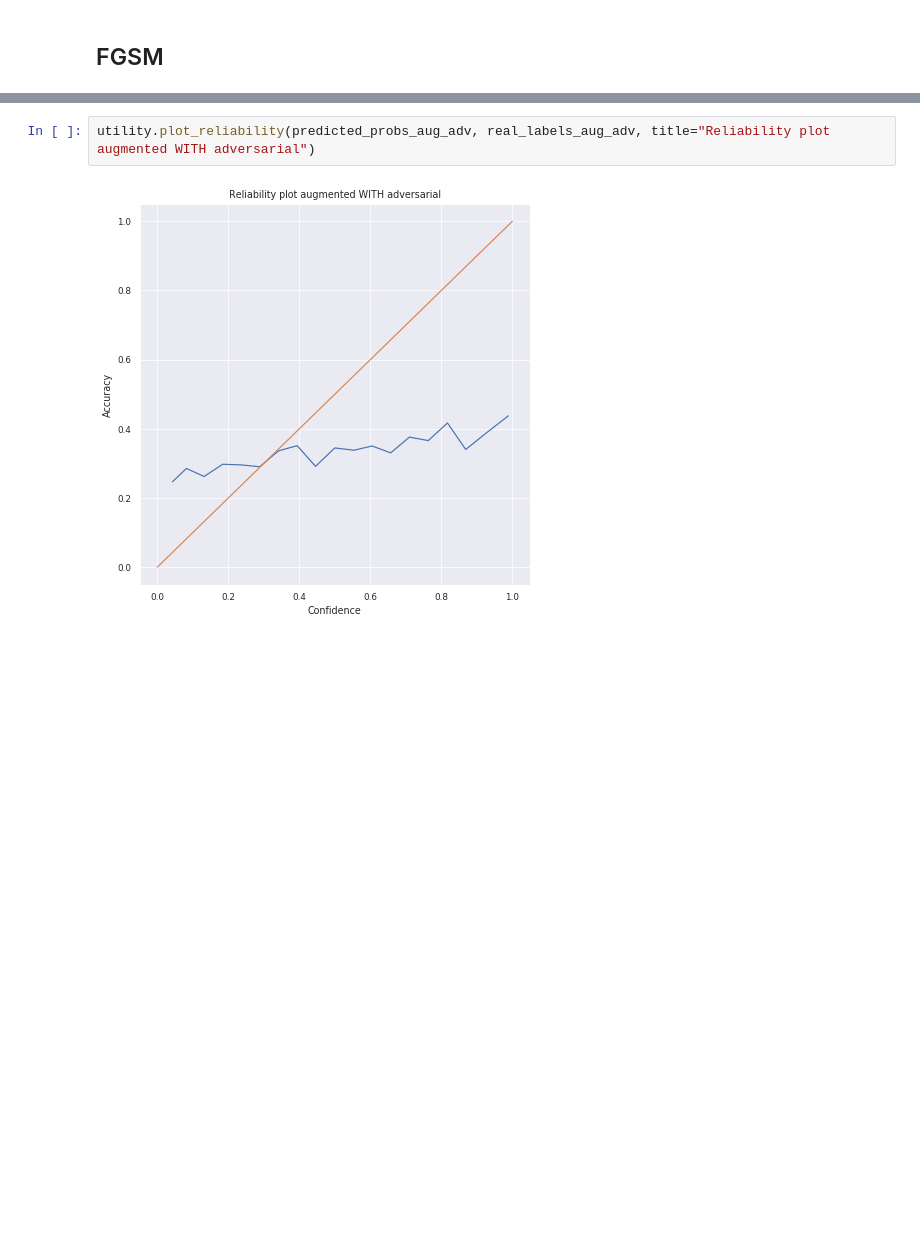
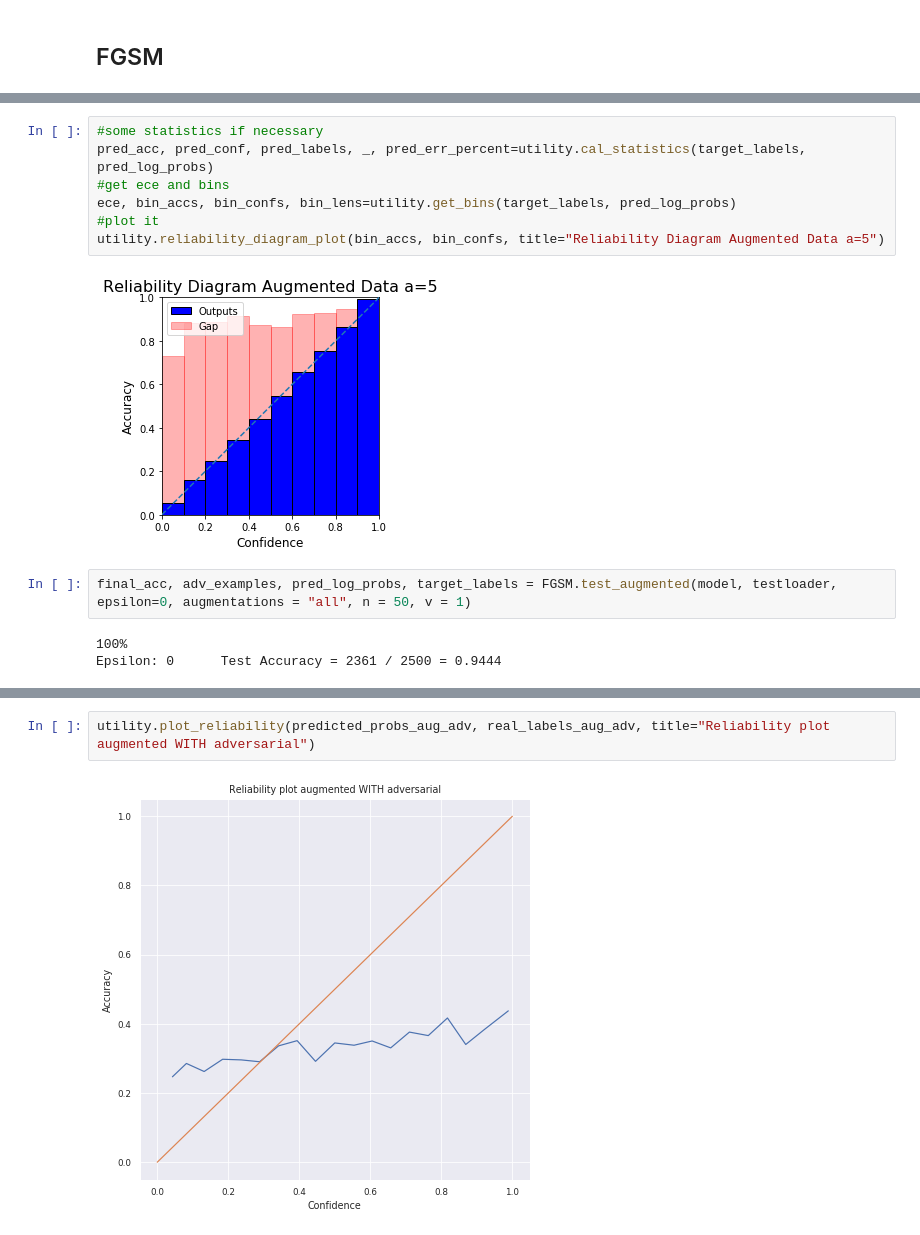
Before and after one commit to apra/adversarial_augmentation, a Jupyter notebook: main.ipynb, the cells around one changed output, grey strips where cells are left out. Drawn from its saved outputs; the diff is of its cells as text; blank space fills up the shorter version.

```diff
--- a/main.ipynb
+++ b/main.ipynb
@@ -108,0 +145,14 @@ final_acc_adv, adv_examples_adv, pred_log_probs_adv, target_labels_adv = FGSM.te
+# %%
+#some statistics if necessary
+pred_acc, pred_conf, pred_labels, _, pred_err_percent=utility.cal_statistics(target_labels, pred_log_probs)
+#get ece and bins
+ece, bin_accs, bin_confs, bin_lens=utility.get_bins(target_labels, pred_log_probs)
+#plot it
+utility.reliability_diagram_plot(bin_accs, bin_confs, title="Reliability Diagram Augmented Data a=5")
+# %% [output]
+[figure, added]
+# %%
+final_acc, adv_examples, pred_log_probs, target_labels = FGSM.test_augmented(model, testloader, epsilon=0, augmentations = "all", n = 50, v = 1)
+# %% [output]
+100%
+Epsilon: 0      Test Accuracy = 2361 / 2500 = 0.9444
```
Also changed, not shown: parts of 15 cells of this notebook, 2 other files.
